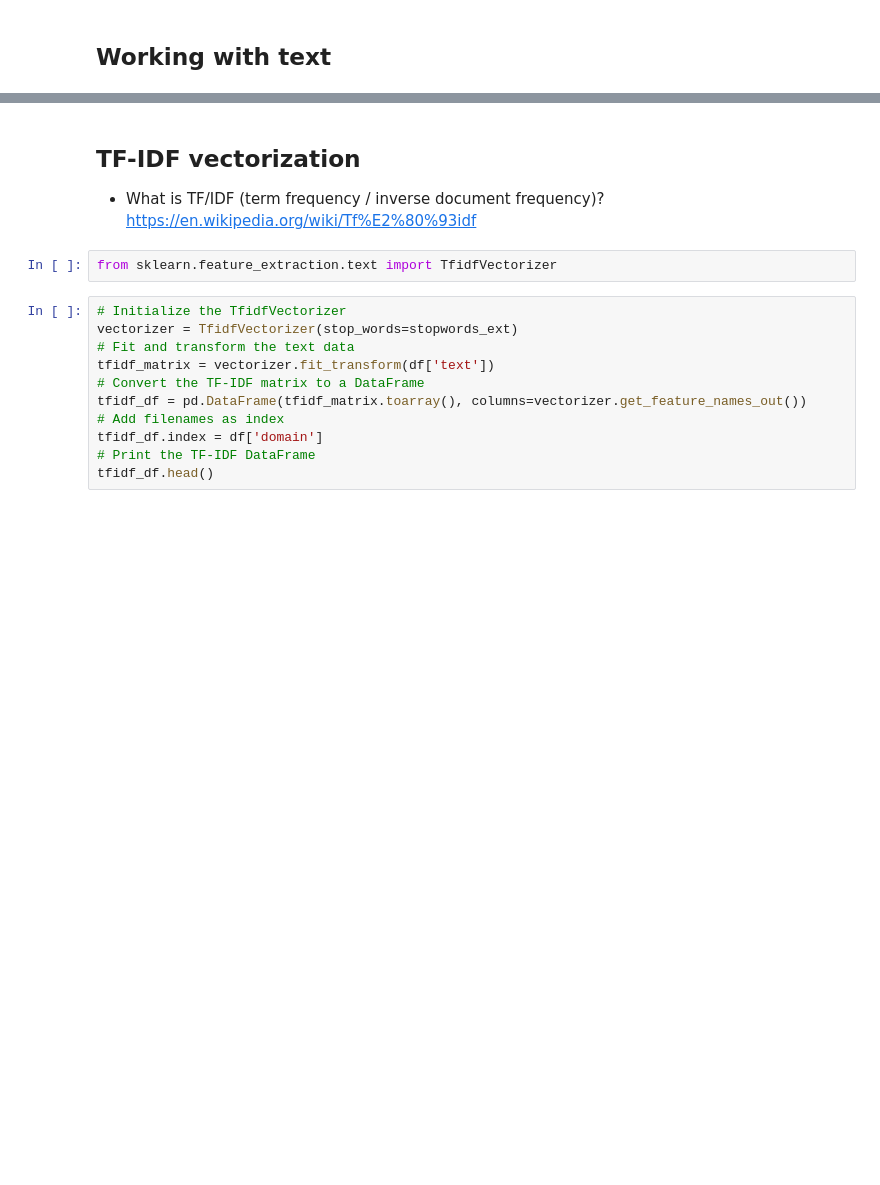
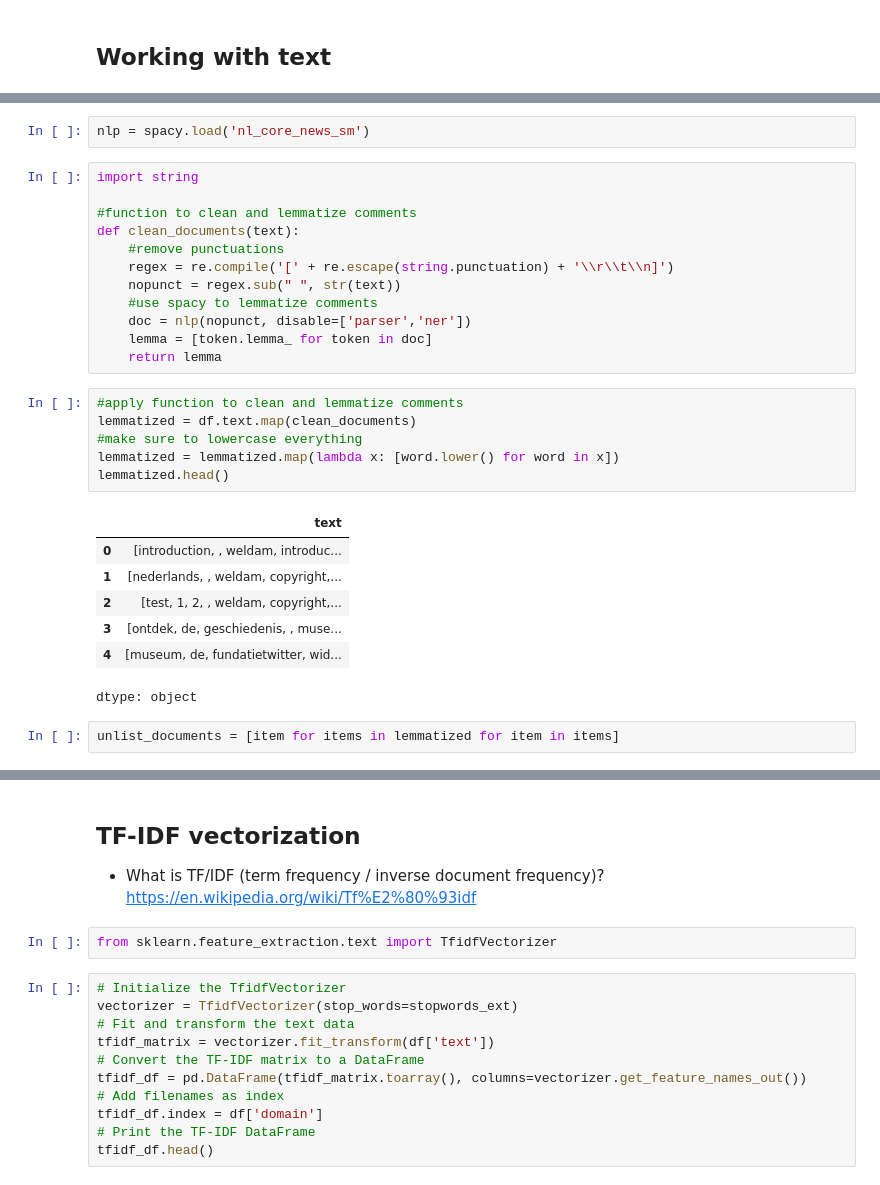
Before and after one commit to jazoza/cultural-data-analysis, a Jupyter notebook: 03_CDA_HH_dataset_representations.ipynb, the cells around one changed output, grey strips where cells are left out. Cells and saved outputs as stored; diff of their text form; blank space fills up the shorter version.

```diff
--- a/03_CDA_HH_dataset_representations.ipynb
+++ b/03_CDA_HH_dataset_representations.ipynb
@@ -119,0 +257,30 @@ term_freq_df_stopped.sort_values(by='terms', ascending=False).iloc[:10]
+# %%
+nlp = spacy.load('nl_core_news_sm')
+# %%
+import string
+
+#function to clean and lemmatize comments
+def clean_documents(text):
+    #remove punctuations
+    regex = re.compile('[' + re.escape(string.punctuation) + '\\r\\t\\n]')
+    nopunct = regex.sub(" ", str(text))
+    #use spacy to lemmatize comments
+    doc = nlp(nopunct, disable=['parser','ner'])
+    lemma = [token.lemma_ for token in doc]
+    return lemma
+# %%
+#apply function to clean and lemmatize comments
+lemmatized = df.text.map(clean_documents)
+#make sure to lowercase everything
+lemmatized = lemmatized.map(lambda x: [word.lower() for word in x])
+lemmatized.head()
+# %% [output]
+|  | text |
+| 0 | [introduction, , weldam, introduc... |
+| 1 | [nederlands, , weldam, copyright,... |
+| 2 | [test, 1, 2, , weldam, copyright,... |
+| 3 | [ontdek, de, geschiedenis, , muse... |
+| 4 | [museum, de, fundatietwitter, wid... |
+dtype: object
+# %%
+unlist_documents = [item for items in lemmatized for item in items]
```
Also changed, not shown: parts of 46 cells of this notebook.
